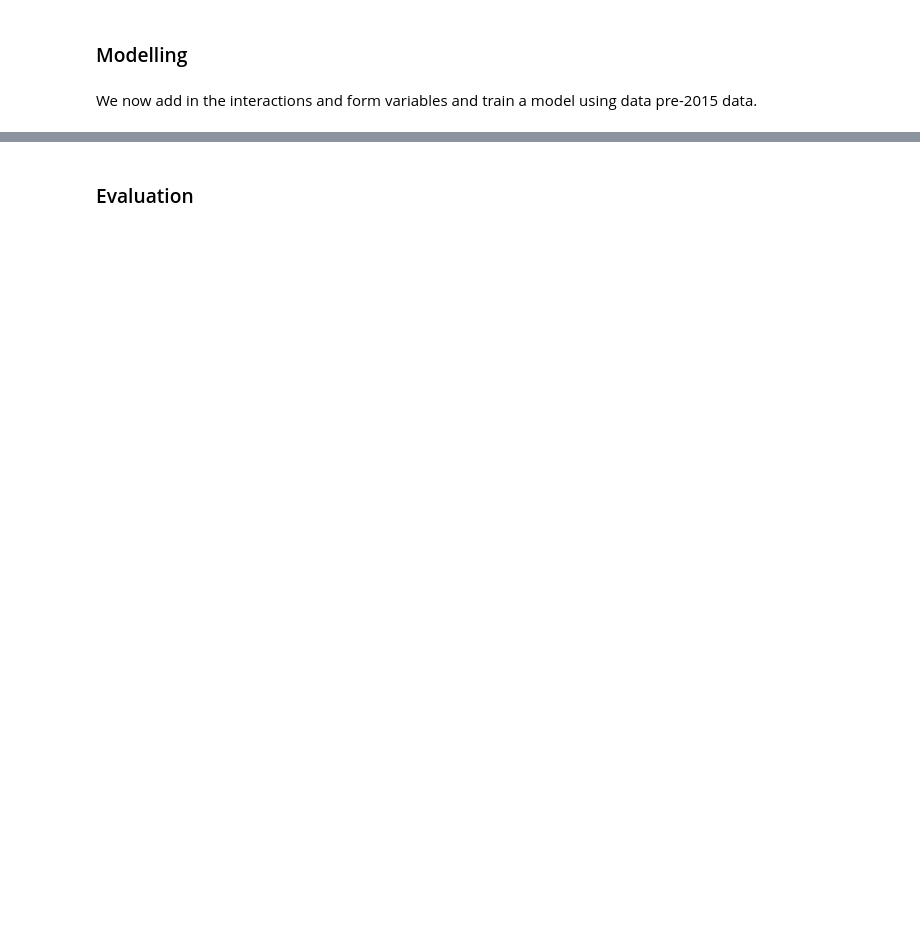
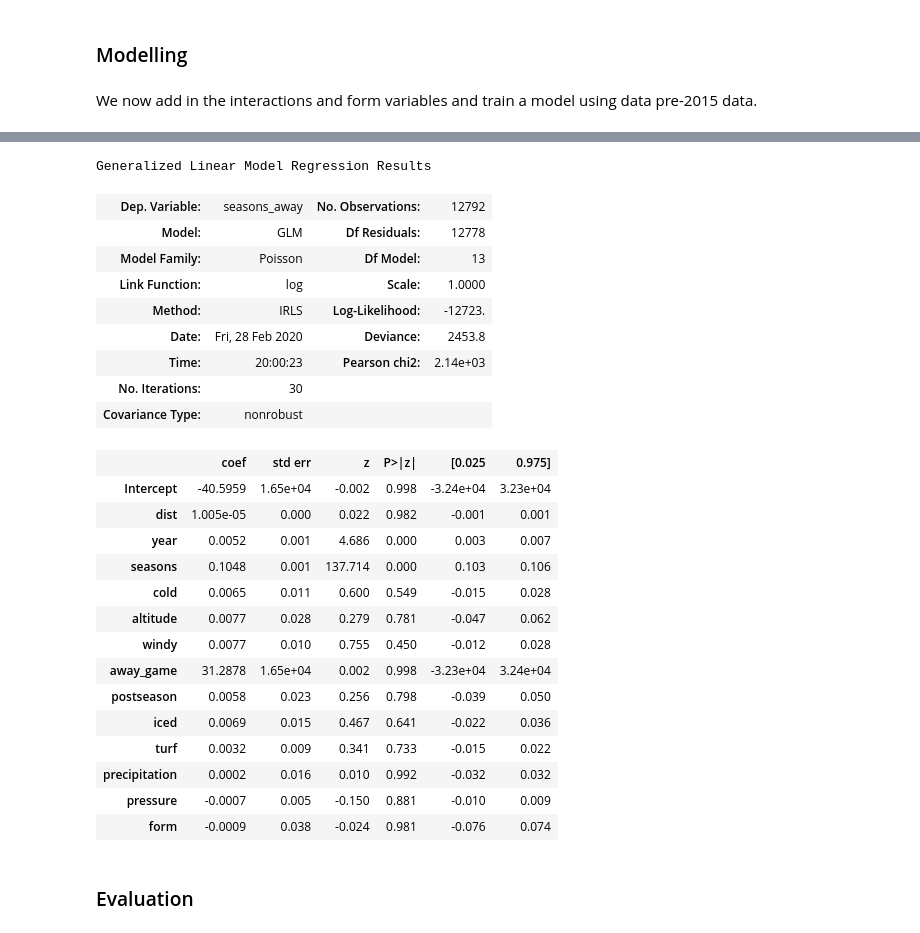
Before and after one commit to lewisbails/nfl-project, a Jupyter notebook: notebooks/field_goals.ipynb, the cells around one changed output, grey strips where cells are left out. Saved outputs shown, nothing was run; the diff lists cells and outputs as text; code cells hidden in the pictures; blank space fills up the shorter version.

```diff
--- a/notebooks/field_goals.ipynb
+++ b/notebooks/field_goals.ipynb
@@ -1391,3 +1296,35 @@ pressure:postseason    -0.0974      0.099     -0.986      0.324      -0.291
+# %%
+formula = 'seasons_away ~ ' + '+'.join(df_i.drop(['good','fkicker','seasons_away'], axis=1).columns.values)
+model = glm_sm(formula, df_i, family=sm.families.Poisson())
+result = model.fit(method='irls')
+with_ = Summary(result)
+with_.result.summary()
+# %% [output]
+Generalized Linear Model Regression Results
+| Dep. Variable: | seasons_away | No. Observations: | 12792 |
+| Model: | GLM | Df Residuals: | 12778 |
+| Model Family: | Poisson | Df Model: | 13 |
+| Link Function: | log | Scale: | 1.0000 |
+| Method: | IRLS | Log-Likelihood: | -12723. |
+| Date: | Fri, 28 Feb 2020 | Deviance: | 2453.8 |
+| Time: | 20:00:23 | Pearson chi2: | 2.14e+03 |
+| No. Iterations: | 30 |  |  |
+| Covariance Type: | nonrobust |  |  |
+|  | coef | std err | z | P>|z| | [0.025 | 0.975] |
+| Intercept | -40.5959 | 1.65e+04 | -0.002 | 0.998 | -3.24e+04 | 3.23e+04 |
+| dist | 1.005e-05 | 0.000 | 0.022 | 0.982 | -0.001 | 0.001 |
+| year | 0.0052 | 0.001 | 4.686 | 0.000 | 0.003 | 0.007 |
+| seasons | 0.1048 | 0.001 | 137.714 | 0.000 | 0.103 | 0.106 |
+| cold | 0.0065 | 0.011 | 0.600 | 0.549 | -0.015 | 0.028 |
+| altitude | 0.0077 | 0.028 | 0.279 | 0.781 | -0.047 | 0.062 |
+| windy | 0.0077 | 0.010 | 0.755 | 0.450 | -0.012 | 0.028 |
+| away_game | 31.2878 | 1.65e+04 | 0.002 | 0.998 | -3.23e+04 | 3.24e+04 |
+| postseason | 0.0058 | 0.023 | 0.256 | 0.798 | -0.039 | 0.050 |
+| iced | 0.0069 | 0.015 | 0.467 | 0.641 | -0.022 | 0.036 |
+| turf | 0.0032 | 0.009 | 0.341 | 0.733 | -0.015 | 0.022 |
+| precipitation | 0.0002 | 0.016 | 0.010 | 0.992 | -0.032 | 0.032 |
+| pressure | -0.0007 | 0.005 | -0.150 | 0.881 | -0.010 | 0.009 |
+| form | -0.0009 | 0.038 | -0.024 | 0.981 | -0.076 | 0.074 |
 # %% [markdown]
 ### Evaluation
 # %%
```
Also changed, not shown: parts of 42 cells of this notebook, 2 other files.
